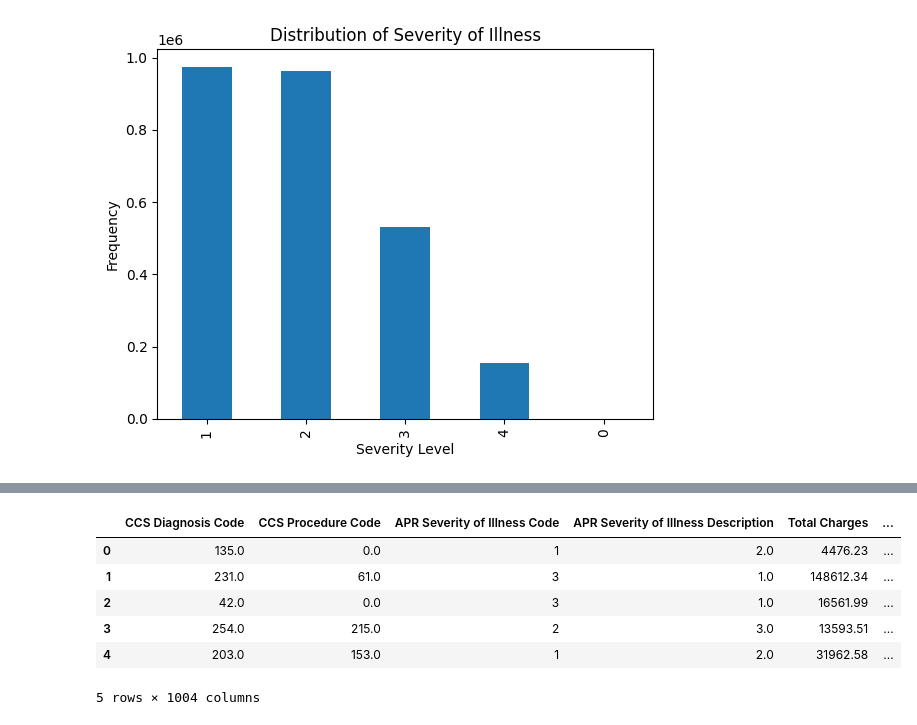
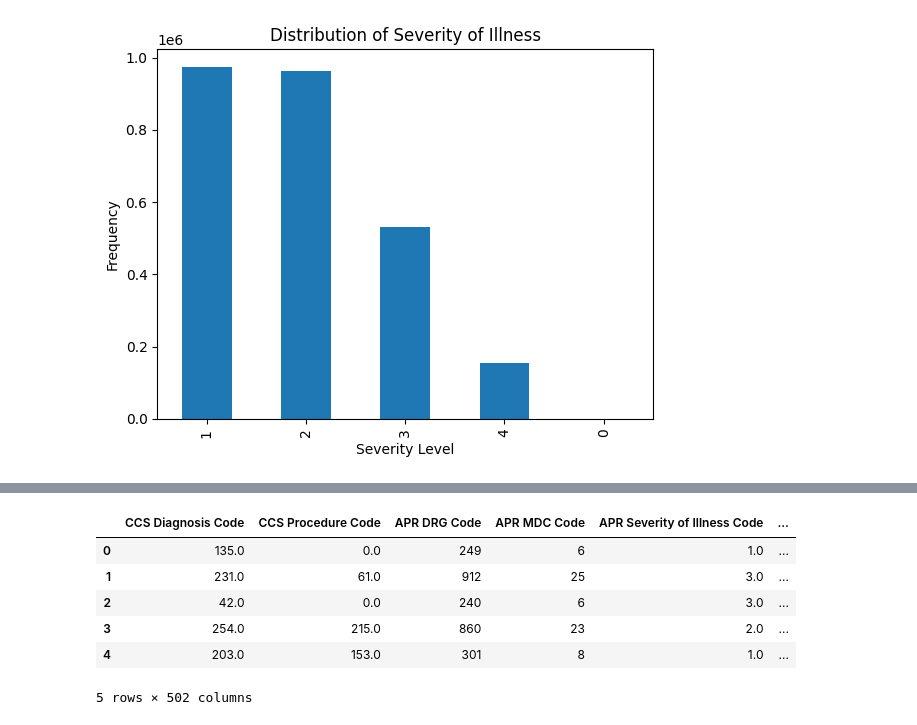
Before and after one commit to 202311003/idm_assignment_2, a Jupyter notebook: 202311071.ipynb, the cells around one changed output, grey strips where cells are left out. Cells and saved outputs as stored; diff of their text form; code cells hidden in the pictures.

```diff
--- a/202311071.ipynb
+++ b/202311071.ipynb
@@ -147,7 +147,7 @@ plt.show()
 # %% [output]
 [figure]
 # %%
-df1 = df.drop(['Facility ID', 'Facility Name','Abortion Edit Indicator','Other Provider License Number','Operating Provider License Number','index','Operating Certificate Number','Birth Weight','Race','Zip Code - 3 digits','Ethnicity','Hospital County','Health Service Area','Source of Payment 2', 'Source of Payment 3', 'Attending Provider License Number','Source of Payment 1','Attending Provider License Number','APR DRG Code','APR MDC Code','Discharge Year',], axis=1)
+df1 = df.drop(['Facility ID', 'Facility Name','Abortion Edit Indicator','Other Provider License Number','Operating Provider License Number','index','Operating Certificate Number','Birth Weight','Race','Zip Code - 3 digits','Ethnicity','Health Service Area','Source of Payment 2', 'Source of Payment 3', 'Attending Provider License Number','CCS Procedure Description','Attending Provider License Number','APR MDC Description','APR DRG Description','Discharge Year',], axis=1)
 # %%
 
 df1.columns
@@ -207,9 +207,6 @@ df1['CCS Diagnosis Description'].fillna(most_frequent_diagnosis_description, inp
 most_frequent_procedure_code = df1['CCS Procedure Code'].mode()[0]
 df1['CCS Procedure Code'].fillna(most_frequent_procedure_code, inplace=True)
 
-most_frequent_procedure_description = df1['CCS Procedure Description'].mode()[0]
-df1['CCS Procedure Description'].fillna(most_frequent_procedure_description, inplace=True)
-
 # Impute missing values in 'APR Severity of Illness Code' and 'APR Risk of Mortality'
 most_frequent_severity = df1['APR Severity of Illness Code'].mode()[0]
 df1['APR Severity of Illness Code'].fillna(most_frequent_severity, inplace=True)
@@ -280,6 +278,6 @@ sns.heatmap(correlation_matrix)
 # %%
 
-categorical_columns = ['Age Group', 'Gender', 'Type of Admission', 'Patient Disposition', 'Emergency Department Indicator','Length of Stay','APR Risk of Mortality','APR Medical Surgical Description','CCS Diagnosis Description', 'CCS Procedure Description', 'APR DRG Description', 'APR MDC Description']
+categorical_columns = ['Age Group', 'Gender','APR Severity of Illness Description','CCS Diagnosis Description','APR Medical Surgical Description','Type of Admission', 'Patient Disposition', 'Emergency Department Indicator','Length of Stay','APR Risk of Mortality','Hospital County','Source of Payment 1']
 
 # Perform one-hot encoding for selected categorical columns
 df2_encoded = pd.get_dummies(df2, columns=categorical_columns)
@@ -323,18 +321,18 @@ df2_encoded
 # %%
 from sklearn.preprocessing import OrdinalEncoder
 
 # Assuming 'df2_encoded' is your DataFrame
 
 # Ordinal Encoding for ordinal variable
 ordinal_encoder = OrdinalEncoder()
-df2_encoded['APR Severity of Illness Description'] = ordinal_encoder.fit_transform(df2_encoded[['APR Severity of Illness Description']])
+df2_encoded['APR Severity of Illness Code'] = ordinal_encoder.fit_transform(df2_encoded[['APR Severity of Illness Code']])
 
 df2_encoded.head()
 # %% [output]
-|  | CCS Diagnosis Code | CCS Procedure Code | APR Severity of Illness Code | APR Severity of Illness Description | Total Charges | ... |
-| 0 | 135.0 | 0.0 | 1 | 2.0 | 4476.23 | ... |
-| 1 | 231.0 | 61.0 | 3 | 1.0 | 148612.34 | ... |
-| 2 | 42.0 | 0.0 | 3 | 1.0 | 16561.99 | ... |
-| 3 | 254.0 | 215.0 | 2 | 3.0 | 13593.51 | ... |
-| 4 | 203.0 | 153.0 | 1 | 2.0 | 31962.58 | ... |
+|  | CCS Diagnosis Code | CCS Procedure Code | APR DRG Code | APR MDC Code | APR Severity of Illness Code | ... |
+| 0 | 135.0 | 0.0 | 249 | 6 | 1.0 | ... |
+| 1 | 231.0 | 61.0 | 912 | 25 | 3.0 | ... |
+| 2 | 42.0 | 0.0 | 240 | 6 | 3.0 | ... |
+| 3 | 254.0 | 215.0 | 860 | 23 | 2.0 | ... |
+| 4 | 203.0 | 153.0 | 301 | 8 | 1.0 | ... |
-5 rows × 1004 columns
+5 rows × 502 columns
```
Also changed, not shown: parts of 15 cells of this notebook.
